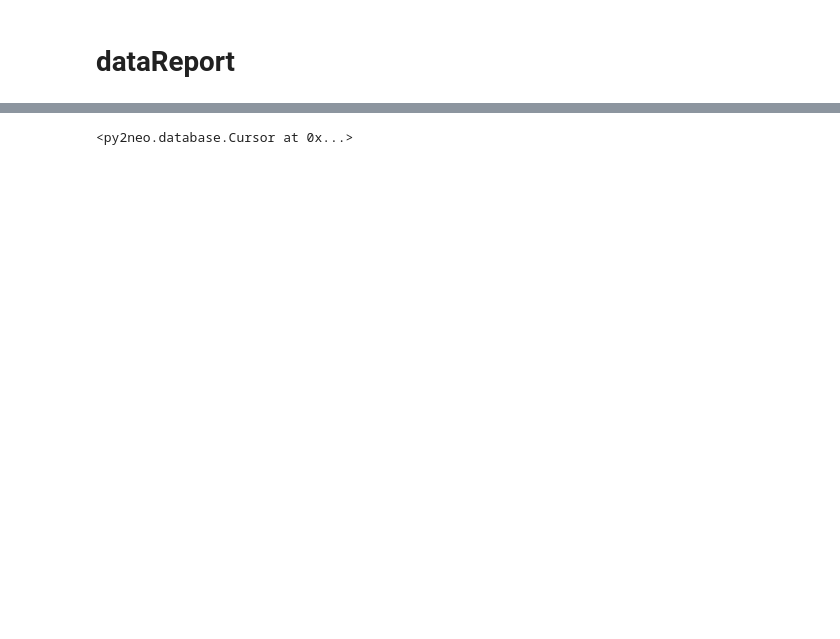
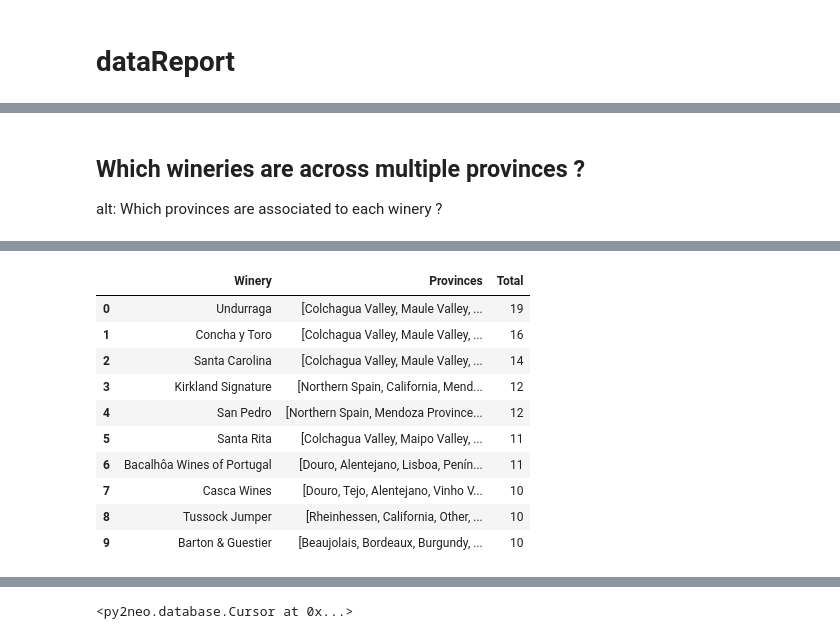
Before and after one commit to albert-kevin/azuremachinelearning, a Jupyter notebook: code/notebooks/howto_Graph.ipynb, the cells around one changed output, grey strips where cells are left out. Drawn from its saved outputs; the diff is of its cells as text; code cells hidden in the pictures; blank space fills up the shorter version.

Commit message:
add an update to graph notes

```diff
--- a/code/notebooks/howto_Graph.ipynb
+++ b/code/notebooks/howto_Graph.ipynb
@@ -164,3 +137,5 @@ next(data)
 # %%
-graph.run("CREATE INDEX ON :Winery(name)")
+graph.run("""CREATE INDEX ON :Winery(name)""")
+graph.run("""CREATE INDEX ON :Province(name)""")
+graph.run("""CREATE INDEX ON :Country(name)""")
 # %% [output]
@@ -168,4 +142,0 @@ KeyboardInterrupt:
-# %%
-graph.run("CREATE INDEX ON :Province(name)")
-# %%
-graph.run("CREATE INDEX ON :Country(name)")
@@ -188,0 +186,8 @@ graph.run(query)
+# %%
+%%time
+query = """
+MATCH (w:Winery)-[:FROM_PROVENCE]->(p:Province)-[:PROVINCE_COUNTRY]->(c:Country)
+RETURN c.name AS Country, count(DISTINCT w) AS totalNrWineries
+ORDER BY totalNrWineries DESC LIMIT 10
+"""
+graph.run(query).to_data_frame()
@@ -188,0 +227,13 @@ graph.run(query)
+# %% [markdown]
+## Which wineries are across multiple provinces ?
+alt: Which provinces are associated to each winery ?
+# %%
+%%time
+query = """
+MATCH (w:Winery)-[:FROM_PROVENCE]->(p:Province)
+WITH w, COLLECT(p.name) AS Provinces, count(p) AS Total
+RETURN w.name AS Winery, Provinces, Total
+ORDER BY Total DESC LIMIT 10
+"""
+graph.run(query).to_data_frame()
+# %% [output]
@@ -188,0 +242,11 @@ graph.run(query)
+|  | Winery | Provinces | Total |
+| 0 | Undurraga | [Colchagua Valley, Maule Valley, ... | 19 |
+| 1 | Concha y Toro | [Colchagua Valley, Maule Valley, ... | 16 |
+| 2 | Santa Carolina | [Colchagua Valley, Maule Valley, ... | 14 |
+| 3 | Kirkland Signature | [Northern Spain, California, Mend... | 12 |
+| 4 | San Pedro | [Northern Spain, Mendoza Province... | 12 |
+| 5 | Santa Rita | [Colchagua Valley, Maipo Valley, ... | 11 |
+| 6 | Bacalhôa Wines of Portugal | [Douro, Alentejano, Lisboa, Penín... | 11 |
+| 7 | Casca Wines | [Douro, Tejo, Alentejano, Vinho V... | 10 |
+| 8 | Tussock Jumper | [Rheinhessen, California, Other, ... | 10 |
+| 9 | Barton & Guestier | [Beaujolais, Bordeaux, Burgundy, ... | 10 |
```
Also changed, not shown: parts of 78 cells of this notebook, 4 other files.
